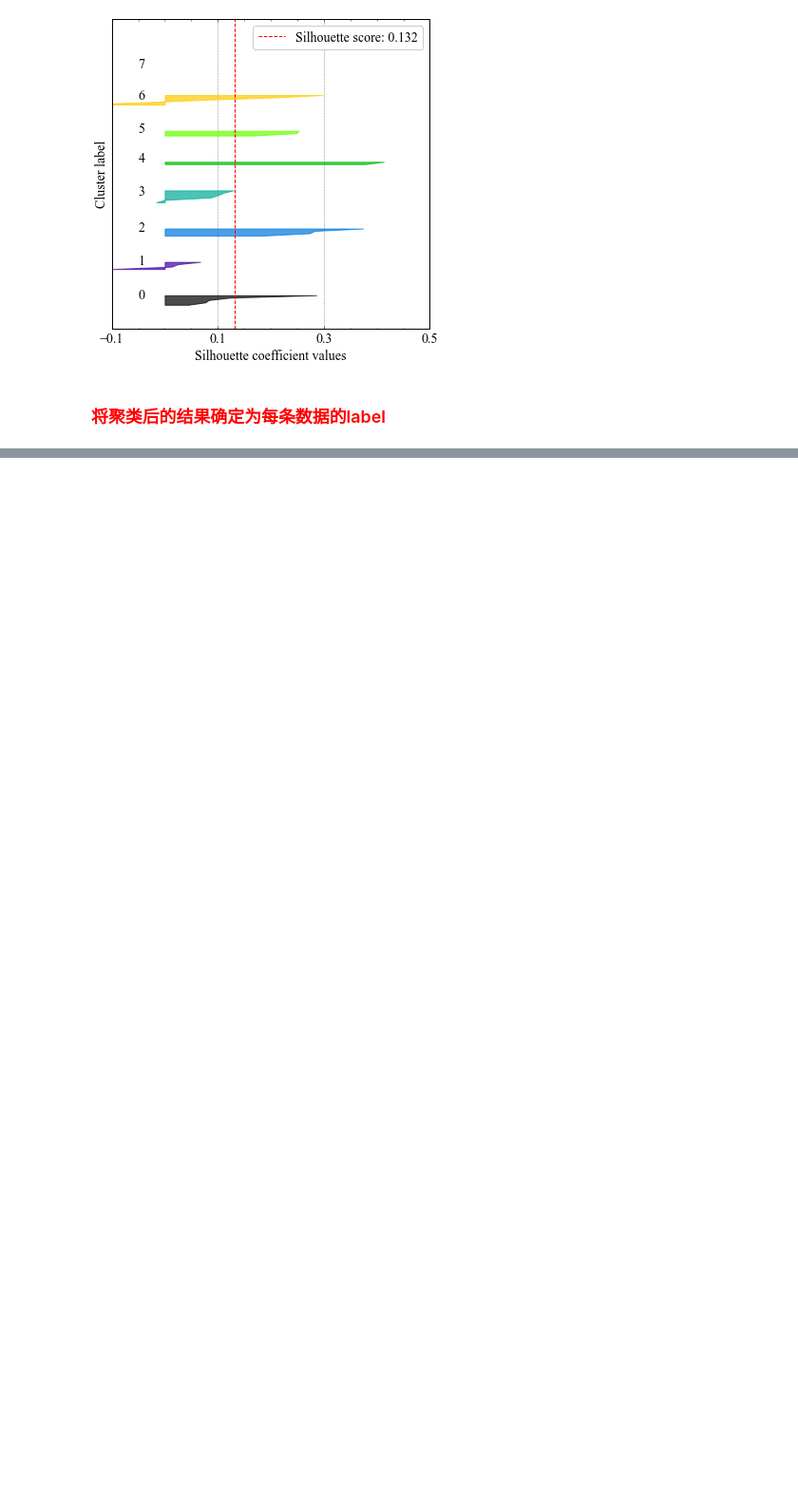
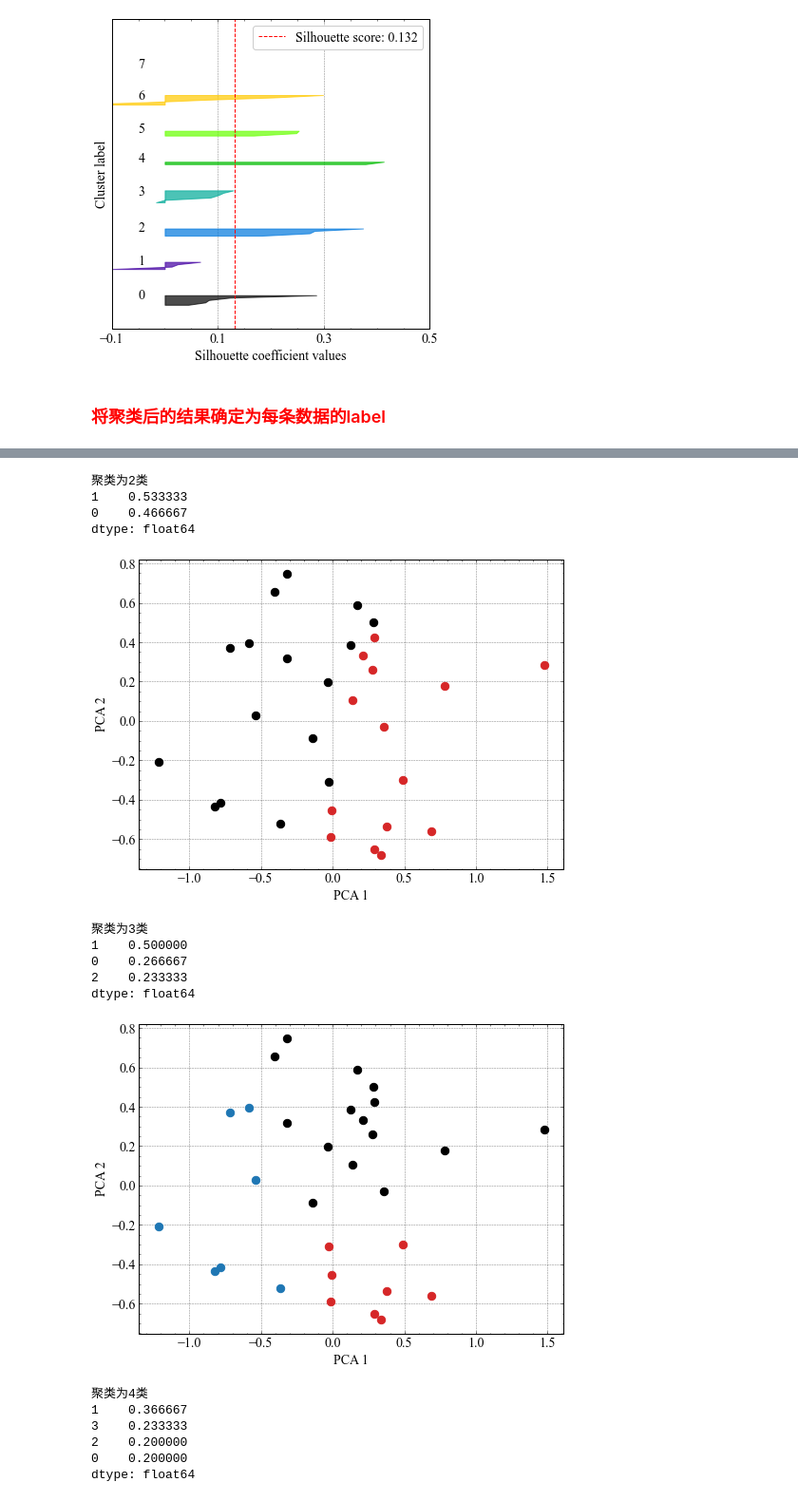
Before and after one commit to CHDers/cluster_methods_comparison, a Jupyter notebook: 聚类sheet1.ipynb, the cells around one changed output, grey strips where cells are left out. Shown: that part at 95% size. Saved outputs shown, nothing was run; the diff lists cells and outputs as text; code cells hidden in the pictures; blank space fills up the shorter version.

```diff
--- a/聚类sheet1.ipynb
+++ b/聚类sheet1.ipynb
@@ -313,2 +297,44 @@ df_add_label
 # %%
 df_add_label.to_csv('./run/sheet1/data/df_add_label.csv', index=False, encoding='utf_8_sig')
+# %%
+def get_ratio(input_n_clusters):
+    clusterer = SpectralClustering(n_clusters=input_n_clusters, random_state=0, affinity='rbf').fit_predict(PCA_behavior_features)
+    print(f"聚类为{input_n_clusters}类")
+    print(pd.Series(clusterer).value_counts() / clusterer.shape[0])
+    df_add_label = pd.concat([pd.DataFrame(PCA_behavior_features), pd.DataFrame([*clusterer],columns=['Cluster'])],axis=1)
+    fig, ax = plt.subplots(1,1,figsize=(8,6)) #设定画布
+    for label, temp_df in df_add_label.groupby('Cluster'):
+        # print(temp_df)
+        ax.scatter(temp_df.loc[:,0], temp_df.loc[:,1], color=COLOR_LIST[int(label)], s=70)
+        # ax.plot(DBS_Score['n_clusters'],DBS_Score[it],lw=1.2,marker='o',ms=8,label=it,ls='--',color=COLOR_LIST[idx]) #绘制每一条曲线
+
+    ax.set_xlabel('PCA 1')
+    ax.set_ylabel('PCA 2')
+    # ax.legend(fontsize=13, frameon=True, loc='best')
+
+    # ax1.set_xticks([2,3,4,5], [2,3,4,5])
+    # ax2.set_xticks([2,3,4,5], [2,3,4,5])
+
+    plt.savefig(f'./run/sheet1/figure/聚类为{input_n_clusters}簇下的散点分布图', bbox_inches='tight')
+    plt.show()
+# %%
+for idx in range(2,9):
+    get_ratio(input_n_clusters=idx)
+# %% [output]
+聚类为2类
+1    0.533333
+0    0.466667
+dtype: float64
+[figure, added]
+聚类为3类
+1    0.500000
+0    0.266667
+2    0.233333
+dtype: float64
+[figure, added]
+聚类为4类
+1    0.366667
+3    0.233333
+2    0.200000
+0    0.200000
+dtype: float64
```
Also changed, not shown: parts of 7 cells of this notebook, 38 other files.
